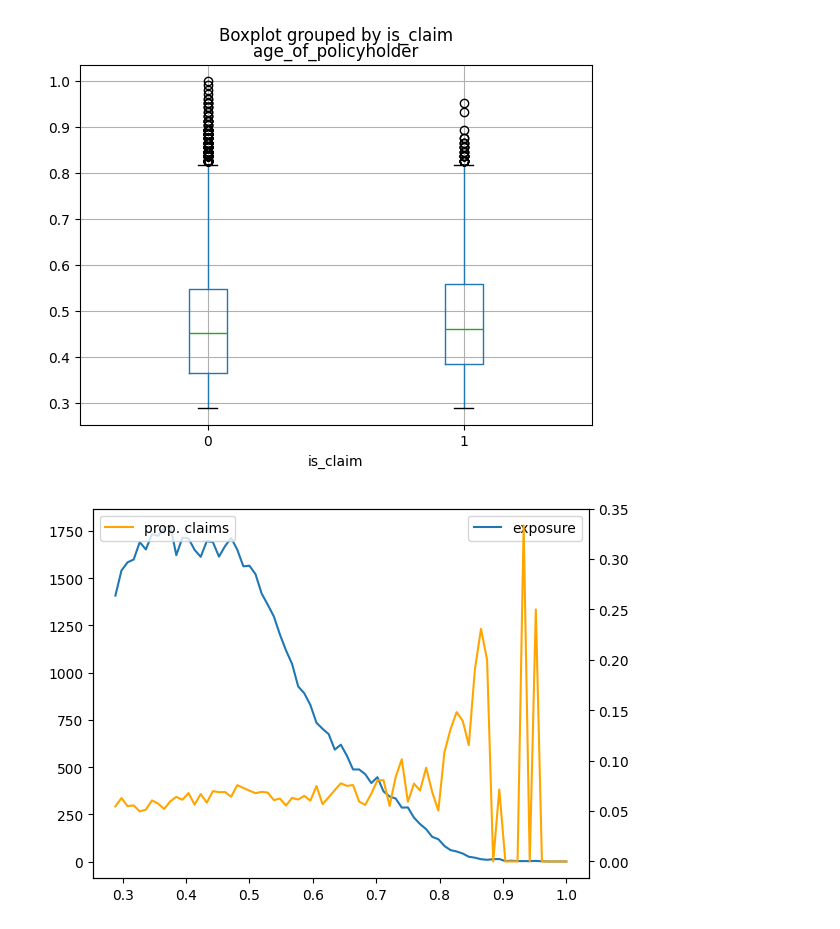
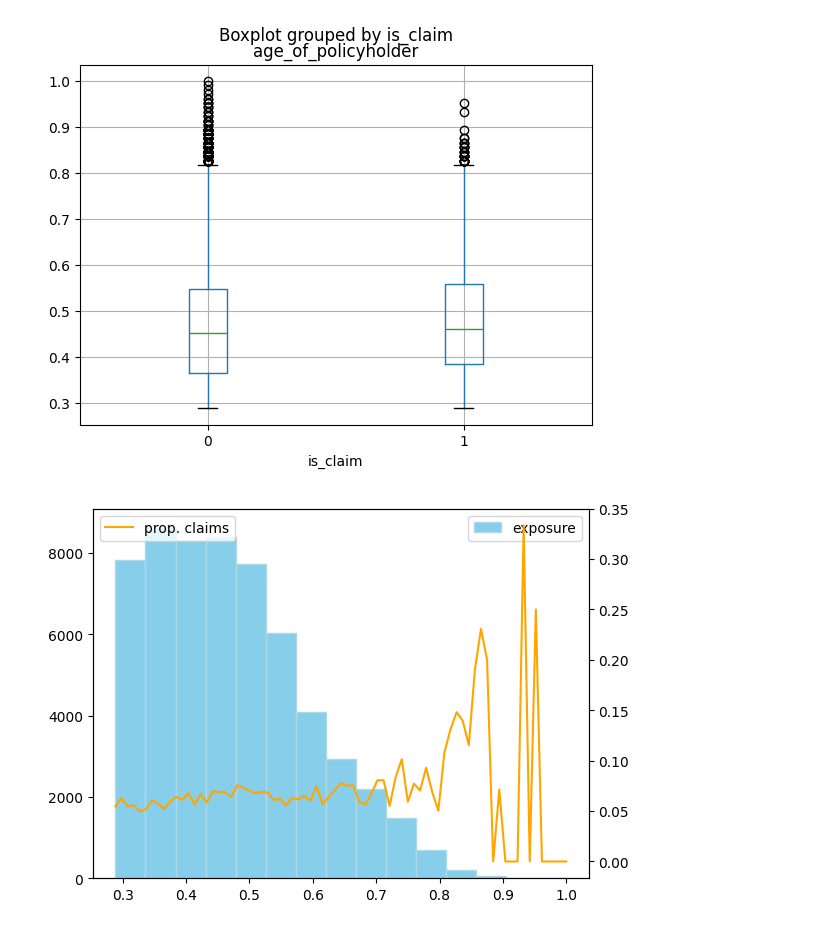
Before and after one commit to unkrejativ/axa-egoi-hands-on-session-2025, a Jupyter notebook: notebooks/insurance_workshop.ipynb, the cells around one changed output. Cells and saved outputs as stored; diff of their text form; code cells hidden in the pictures.

Commit message:
plot

```diff
--- a/notebooks/insurance_workshop.ipynb
+++ b/notebooks/insurance_workshop.ipynb
@@ -90,13 +90,15 @@ insurance_claims.boxplot(column=['age_of_policyholder'], by='is_claim')
 # %%
 # 2. Plot to detect nonlinear connections
 
 fig, ax = plt.subplots()
-plt.plot( insurance_claims.groupby(by=["age_of_policyholder"], dropna=False)["age_of_policyholder"].count() , label="exposure")
+#plt.plot( insurance_claims.groupby(by=["age_of_policyholder"], dropna=False)["age_of_policyholder"].count() , label="exposure")
+plt.hist( insurance_claims["age_of_policyholder"] , label="exposure", bins=15, color="skyblue", edgecolor="lightblue")
+
 plt.legend()
 ax2 = ax.twinx()
 plt.plot( insurance_claims.groupby(by=["age_of_policyholder"], dropna=False)["is_claim"].mean(), color="orange" , label="prop. claims")
 
 plt.legend()
 plt.show()
 # %% [output]
-[figure, old version]
+[figure, new version]
```
Also changed, not shown: parts of 2 cells of this notebook.
